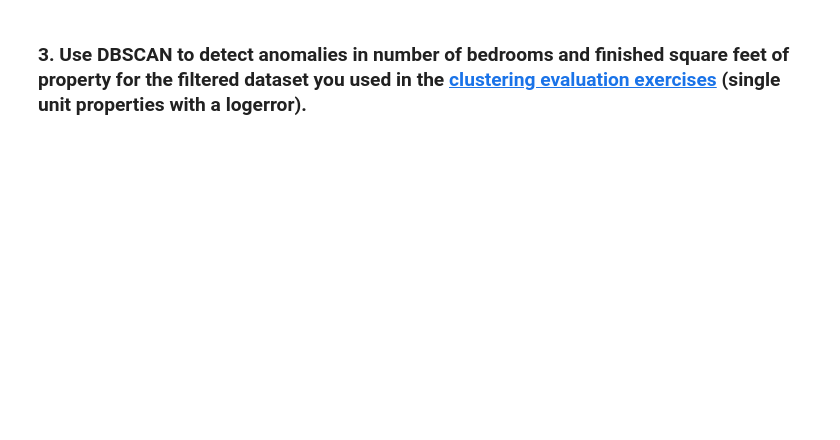
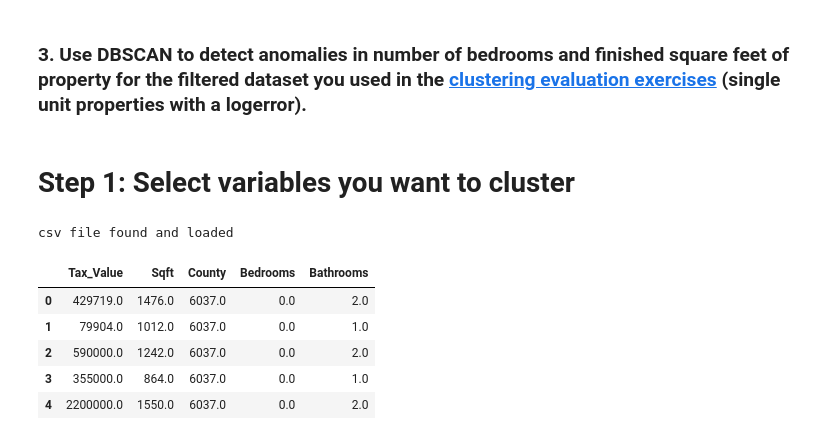
Before and after one commit to Andrew-Casey/anomaly_detection_exercises., a Jupyter notebook: density-based-clustering.ipynb, the cells around one changed output. Cells and saved outputs as stored; diff of their text form; code cells hidden in the pictures; blank space fills up the shorter version.

```diff
--- a/density-based-clustering.ipynb
+++ b/density-based-clustering.ipynb
@@ -677,3 +421,16 @@ for combination in itertools.combinations(frozen_detergent_deli, 2):
 # %% [markdown]
 
 ### 3. Use DBSCAN to detect anomalies in number of bedrooms and finished square feet of property for the filtered dataset you used in the <a href="https://ds.codeup.com/clustering/explore/#exercises">clustering evaluation exercises</a> (single unit properties with a logerror).
+# %% [markdown]
+# Step 1: Select variables you want to cluster
+# %%
+df = a.get_zillow()
+df.head()
+# %% [output]
+csv file found and loaded
+|  | Tax_Value | Sqft | County | Bedrooms | Bathrooms |
+| 0 | 429719.0 | 1476.0 | 6037.0 | 0.0 | 2.0 |
+| 1 | 79904.0 | 1012.0 | 6037.0 | 0.0 | 1.0 |
+| 2 | 590000.0 | 1242.0 | 6037.0 | 0.0 | 2.0 |
+| 3 | 355000.0 | 864.0 | 6037.0 | 0.0 | 1.0 |
+| 4 | 2200000.0 | 1550.0 | 6037.0 | 0.0 | 2.0 |
```
Also changed, not shown: parts of 63 cells of this notebook.
